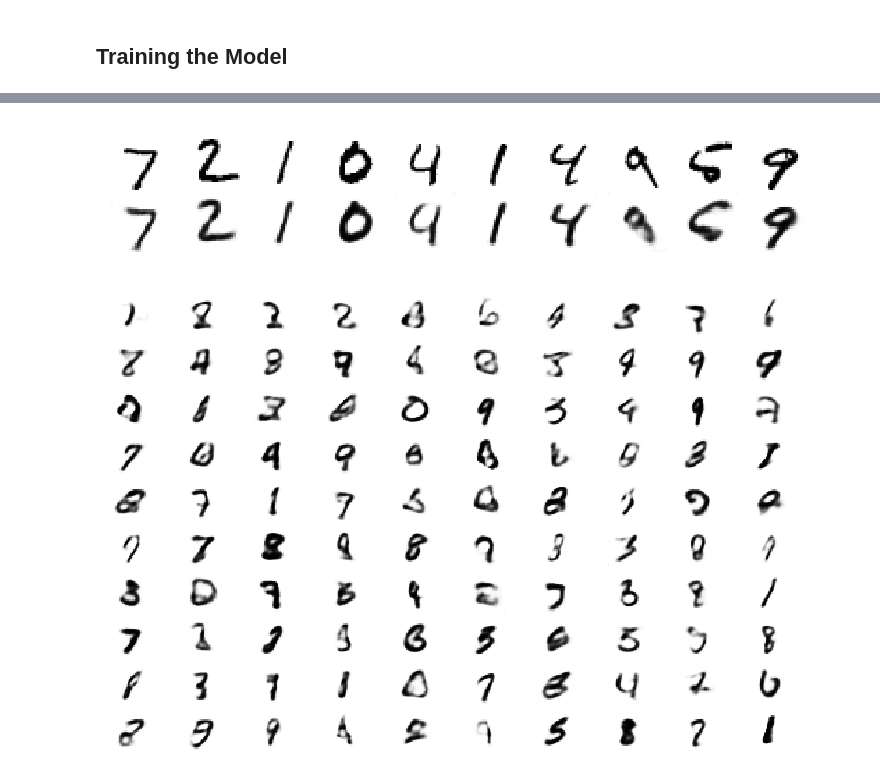
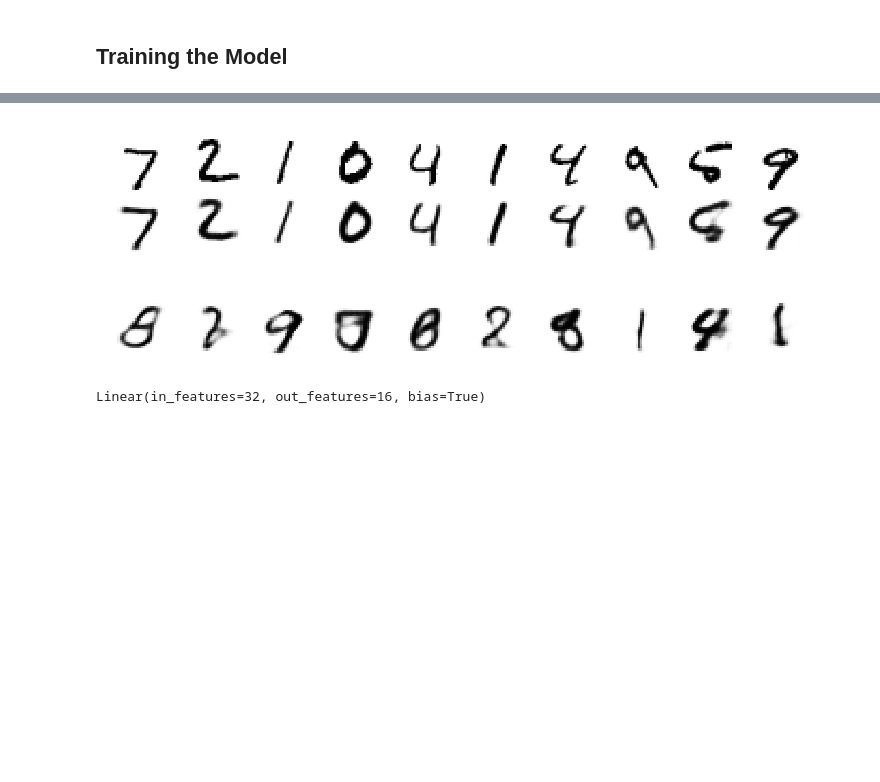
Before and after one commit to borchero/pyblaze, a Jupyter notebook: docs/guides/vae.ipynb, the cells around one changed output, grey strips where cells are left out. Drawn from its saved outputs; the diff is of its cells as text; code cells hidden in the pictures; blank space fills up the shorter version.

```diff
--- a/docs/guides/vae.ipynb
+++ b/docs/guides/vae.ipynb
@@ -60,17 +60,17 @@ class Encoder(nn.Module):
     def __init__(self):
         super().__init__()
         self.conv = nn.Sequential(
-            nn.Conv2d(1, 8, 3),
+            nn.Conv2d(1, 32, 3),
             nn.ReLU(),
-            nn.Conv2d(8, 16, 5),
+            nn.Conv2d(32, 64, 5),
             nn.ReLU(),
             nn.MaxPool2d(2),
-            nn.Conv2d(16, 32, 5),
+            nn.Conv2d(64, 64, 5),
             nn.ReLU(),
             nn.MaxPool2d(2)
         )
-        self.fc_mu = nn.Linear(288, 32)
-        self.fc_logvar = nn.Linear(288, 32)
+        self.fc_mu = nn.Linear(576, 16)
+        self.fc_logvar = nn.Linear(576, 16)
 
     def forward(self, x):
         z = self.conv(x)
@@ -82,23 +82,19 @@ class Decoder(nn.Module):
 
     def __init__(self):
         super().__init__()
-        self.fc = nn.Linear(32, 256)
+        self.fc = nn.Linear(16, 2048)
         self.conv = nn.Sequential(
             nn.ReLU(),
-            nn.ConvTranspose2d(16, 16, 7),
+            nn.ConvTranspose2d(128, 64, 5, stride=2),
             nn.ReLU(),
-            nn.ConvTranspose2d(16, 16, 7),
+            nn.ConvTranspose2d(64, 32, 5, stride=2, padding=1),
             nn.ReLU(),
-            nn.ConvTranspose2d(16, 8, 5),
-            nn.ReLU(),
-            nn.ConvTranspose2d(8, 4, 5),
-            nn.ReLU(),
-            nn.ConvTranspose2d(4, 1, 5),
+            nn.ConvTranspose2d(32, 1, 6)
         )
 
     def forward(self, x):
         z = self.fc(x)
-        z = z.view(z.size(0), 16, 4, 4)
+        z = z.view(-1, 128, 4, 4)
         return self.conv(z)
 
 
@@ -181,9 +177,9 @@ for i in range(10):
 
 plt.show()
 # %% [output]
-[figure, old version]
+[figure, new version]
 # %%
-dist = D.Normal(torch.zeros(32), torch.ones(32))
+dist = D.Normal(torch.zeros(16), torch.ones(16))
 # %%
 f = dist.sample((100,))
 # %%
@@ -191,11 +187,15 @@ out = model.decoder(f).sigmoid().detach().numpy()
 # %%
 plt.figure(dpi=150)
 
-for i in range(100):
-    plt.subplot(10, 10, i+1)
+for i in range(10):
+    plt.subplot(1, 10, i+1)
     plt.imshow(out[i].reshape(28, 28), cmap='binary')
     plt.axis('off')
 
 plt.show()
 # %% [output]
-[figure, old version]
+[figure, new version]
+# %%
+nn.Linear(32, 16)
+# %% [output]
+Linear(in_features=32, out_features=16, bias=True)
```
Also changed, not shown: parts of 3 cells of this notebook, 18 other files.
